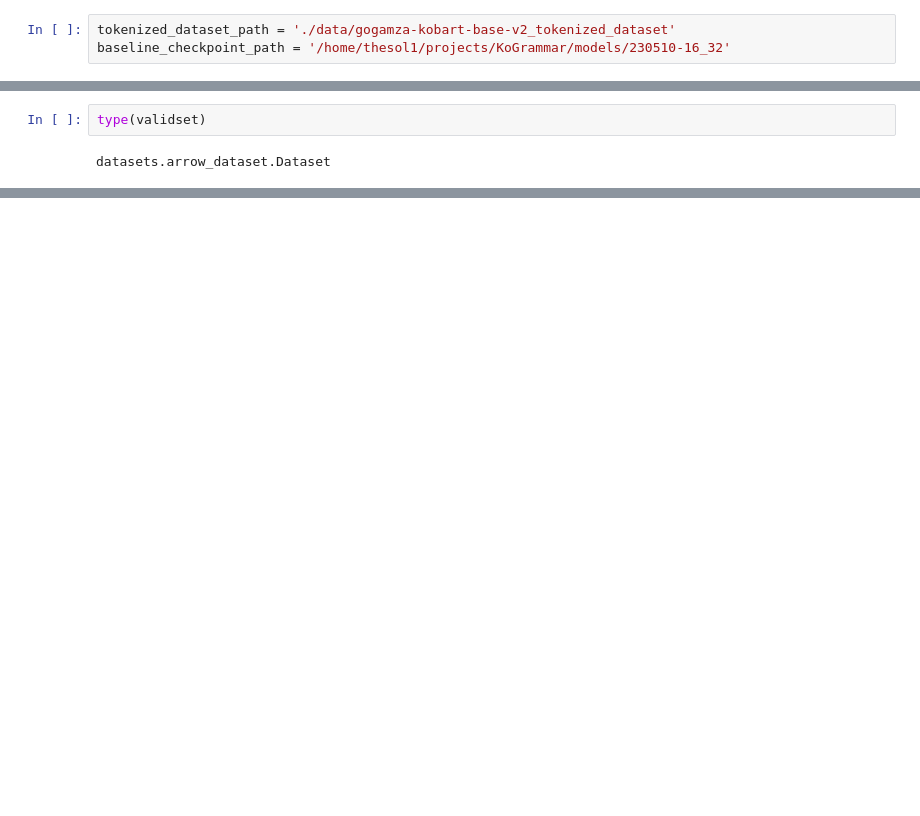
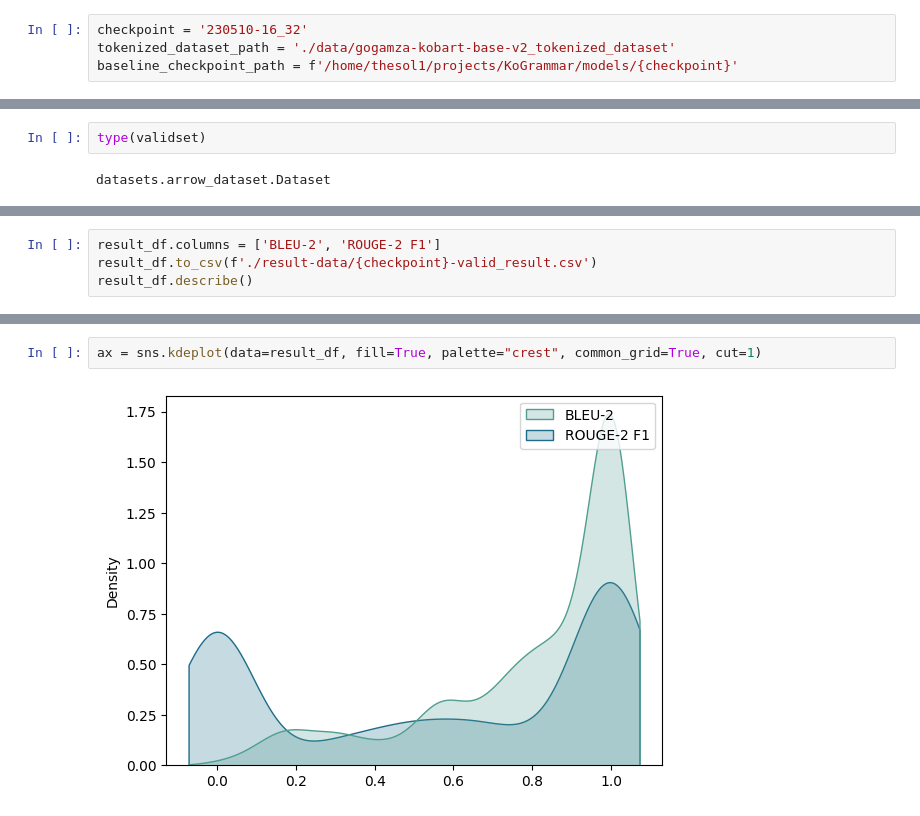
Before and after one commit to SOL1archive/KoGrammar, a Jupyter notebook: test.ipynb, the cells around one changed output, grey strips where cells are left out. Drawn from its saved outputs; the diff is of its cells as text; blank space fills up the shorter version.

Commit message:
add:validation result

```diff
--- a/test.ipynb
+++ b/test.ipynb
@@ -42,6 +48,7 @@ from utils import generate_seq, generate_input_target, generate_from_data, eval
 # %%
+checkpoint = '230510-16_32'
 tokenized_dataset_path = './data/gogamza-kobart-base-v2_tokenized_dataset'
-baseline_checkpoint_path = '/home/thesol1/projects/KoGrammar/models/230510-16_32'
+baseline_checkpoint_path = f'/home/thesol1/projects/KoGrammar/models/{checkpoint}'
 # %%
 device = torch.device('cuda' if torch.cuda.is_available() else 'cpu')
 # %%
@@ -162,0 +166,4 @@ result_df.mean()
+# %%
+result_df.columns = ['BLEU-2', 'ROUGE-2 F1']
+result_df.to_csv(f'./result-data/{checkpoint}-valid_result.csv')
+result_df.describe()
@@ -162,0 +180,4 @@ result_df.mean()
+# %%
+ax = sns.kdeplot(data=result_df, fill=True, palette="crest", common_grid=True, cut=1)
+# %% [output]
+[figure, added]
```
Also changed, not shown: parts of 5 cells of this notebook, 2 other files.
